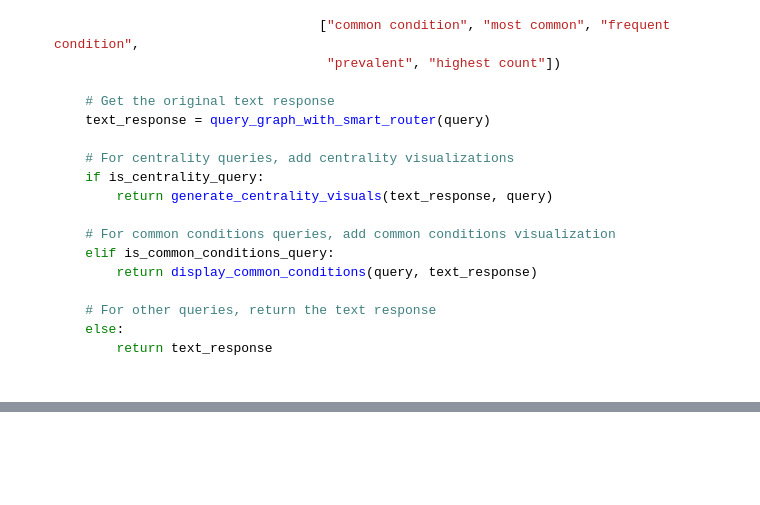
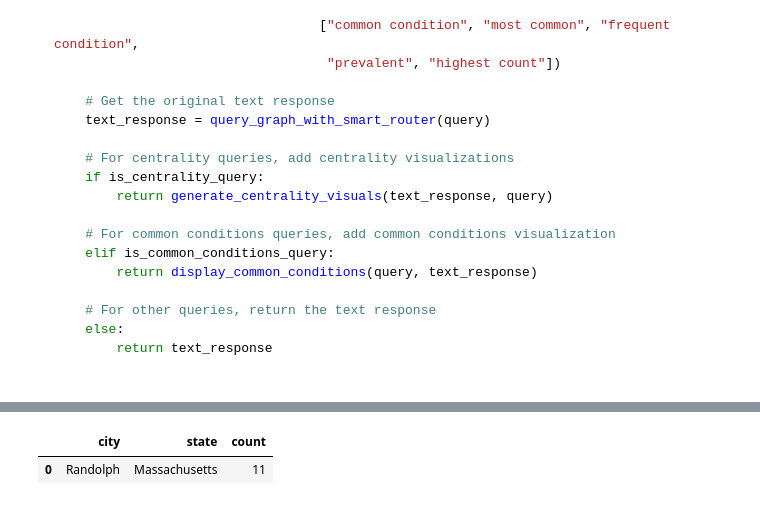
Before and after one commit to surfiniaburger/arangspice, a Jupyter notebook: Arangspice.ipynb, the cells around one changed output, grey strips where cells are left out. Drawn from its saved outputs; the diff is of its cells as text; code cells hidden in the pictures; blank space fills up the shorter version.

```diff
--- a/Arangspice.ipynb
+++ b/Arangspice.ipynb
@@ -6743,6 +8347,56 @@ Found 124 unique locations with patient data
 | 9 | Boston | Massachusetts | 42.338247 | -71.117748 | 10 |
 [interactive output not drawn]
 Map saved successfully to patient_distribution_map.html
+# %%
+def get_location_data(location_input, location_df):
+    """
+    Search for location data based on user input.
+
+    Parameters:
+    location_input (str): A string containing city and optionally state (e.g., "Arlington Massachusetts")
+    location_df (DataFrame): DataFrame containing location data with 'city', 'state', and 'count' columns
+
+    Returns:
+    DataFrame: Matching location records
+    """
+    # Parse the input
+    parts = location_input.strip().split()
+    if len(parts) == 0:
+        return pd.DataFrame()
+
+    # If only one word, assume it's a city
+    if len(parts) == 1:
+        city = parts[0]
+        return location_df[location_df['city'].str.lower() == city.lower()]
+
+    # If multiple words, assume last word is state and the rest is city
+    state = parts[-1]
+    city = ' '.join(parts[:-1])
+
+    # Look for exact matches first (both city and state)
+    exact_matches = location_df[
+        (location_df['city'].str.lower() == city.lower()) &
+        (location_df['state'].str.lower() == state.lower())
+    ]
+
+    if not exact_matches.empty:
+        return exact_matches
+
+    # If no exact matches, look for partial matches
+    city_matches = location_df[location_df['city'].str.lower() == city.lower()]
+    state_matches = location_df[location_df['state'].str.lower() == state.lower()]
+
+    # Combine results
+    all_matches = pd.concat([city_matches, state_matches]).drop_duplicates()
+
+    return all_matches
+
+# Example usage
+result = get_location_data("Randolph Massachusetts", location_counts_df)
+display(result)
+# %% [output]
+|  | city | state | count |
+| 0 | Randolph | Massachusetts | 11 |
 # %%
 import gradio as gr
 import matplotlib.pyplot as plt
```
Also changed, not shown: parts of 17 cells of this notebook, 19 other files.
